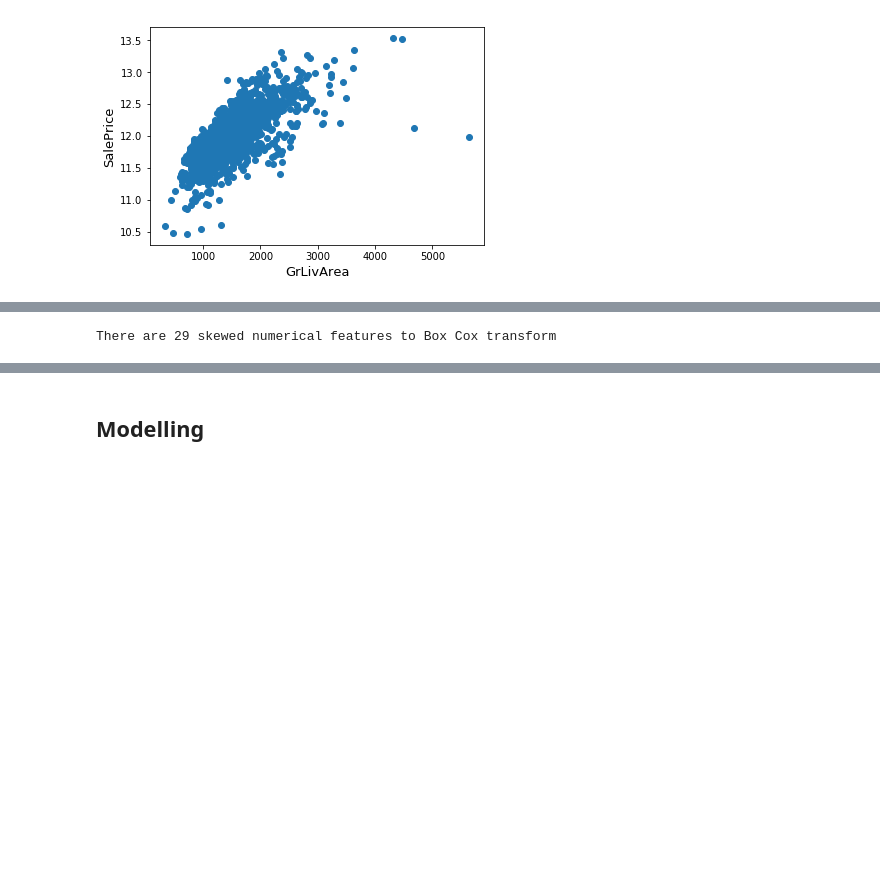
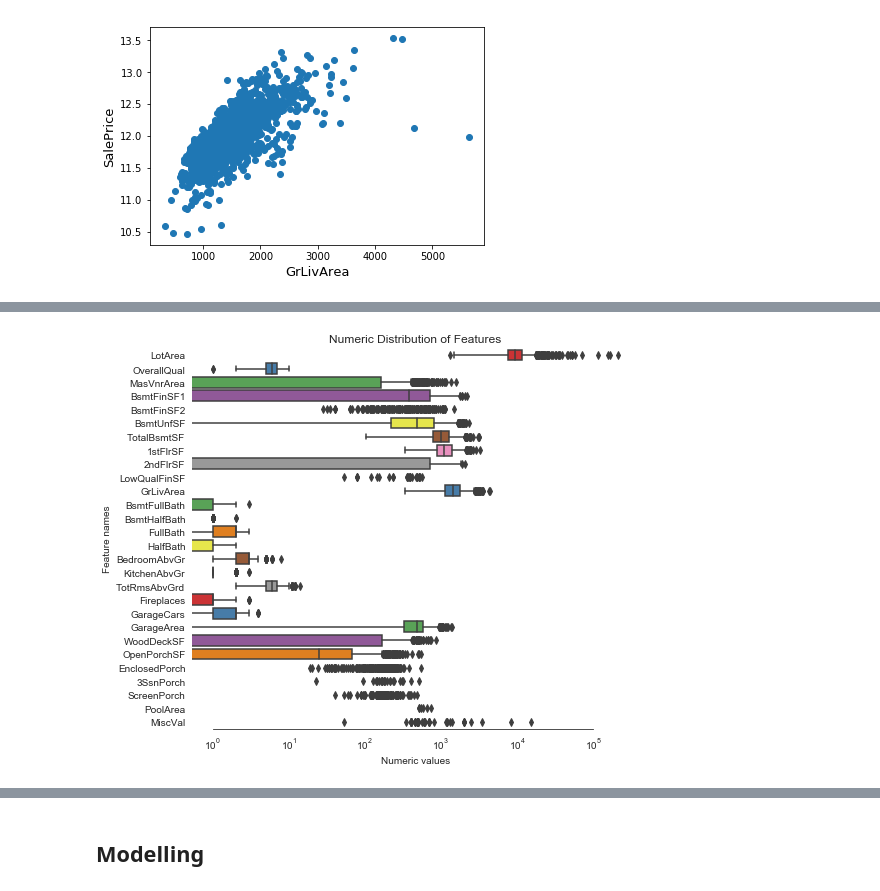
Before and after one commit to BaronMa/Kaggle-Competition, a Jupyter notebook: House Prices/Predict house price.ipynb, the cells around one changed output, grey strips where cells are left out. Saved outputs shown, nothing was run; the diff lists cells and outputs as text; code cells hidden in the pictures; blank space fills up the shorter version.

```diff
--- a/House Prices/Predict house price.ipynb
+++ b/House Prices/Predict house price.ipynb
@@ -295,13 +310,22 @@ Skew in numerical features:
+# %%
+# Create box plots for all numeric features
+sns.set_style("white")
+f, ax = plt.subplots(figsize=(8, 7))
+ax.set_xscale("log")
+ax = sns.boxplot(data=df_train[numeric_feats] , orient="h", palette="Set1")
+ax.xaxis.grid(False)
+ax.set(ylabel="Feature names")
+ax.set(xlabel="Numeric values")
+ax.set(title="Numeric Distribution of Features")
+sns.despine(trim=True, left=True)
+# %% [output]
+[figure, added]
 # %%
-skewness = skewness[abs(skewness) > 0.75]
-print("There are {} skewed numerical features to Box Cox transform".format(skewness.shape[0]))
-
 from scipy.special import boxcox1p
+from scipy.stats import boxcox_normmax
 skewed_features = skewness.index
 lam = 0.15
 for feat in skewed_features:
     #all_data[feat] += 1
     df_train[feat] = boxcox1p(df_train[feat], lam)
     df_test[feat] = boxcox1p(df_test[feat], lam)
-# %% [output]
-There are 29 skewed numerical features to Box Cox transform
```
Also changed, not shown: parts of 38 cells of this notebook.
